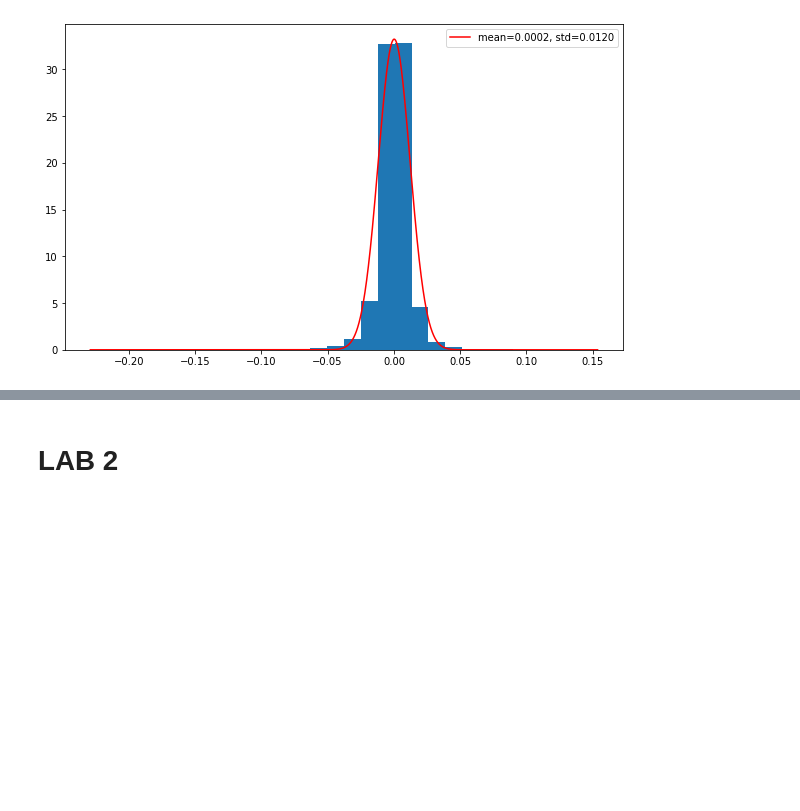
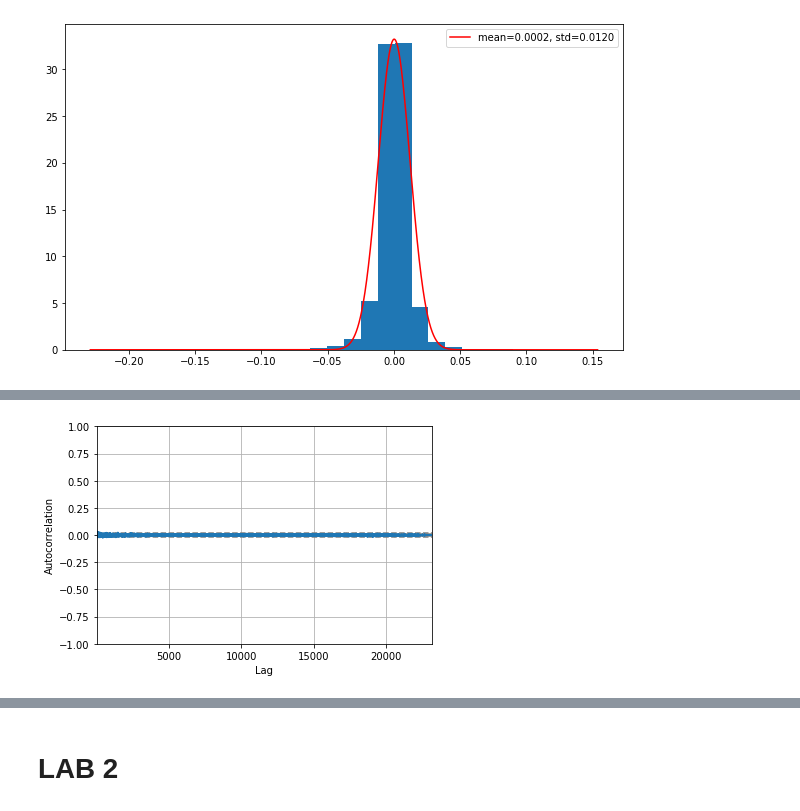
Before and after one commit to pawel717-SCGE/lab1, a Jupyter notebook: lab1-SCGE.ipynb, the cells around one changed output, grey strips where cells are left out. Drawn from its saved outputs; the diff is of its cells as text; code cells hidden in the pictures; blank space fills up the shorter version.

```diff
--- a/lab1-SCGE.ipynb
+++ b/lab1-SCGE.ipynb
@@ -171,0 +188,4 @@ ax.legend(loc='best')
+# %%
+pd.plotting.autocorrelation_plot(rets[1:]);
+# %% [output]
+[figure, added]
```
Also changed, not shown: parts of 34 cells of this notebook, 1 other file.
